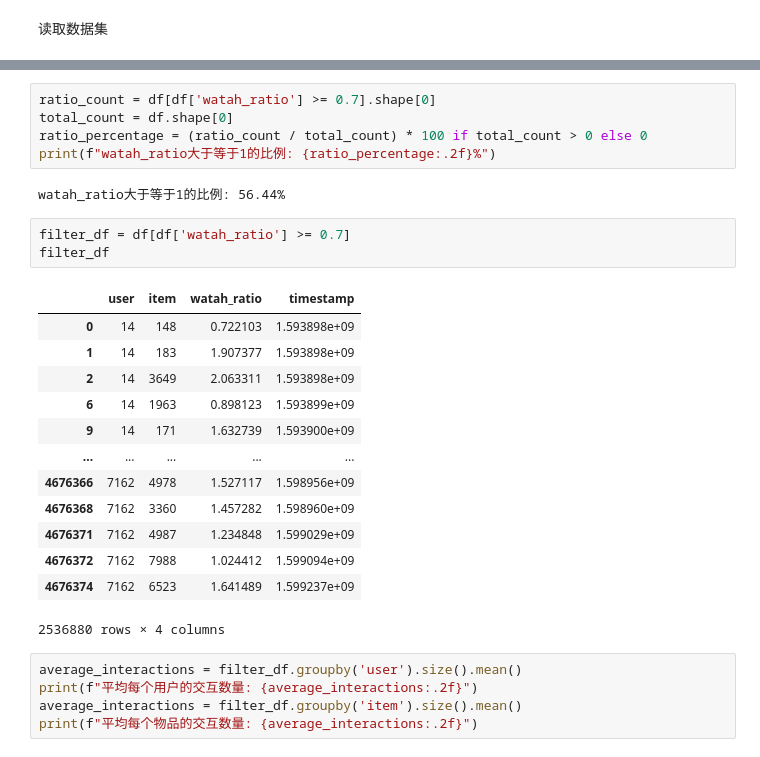
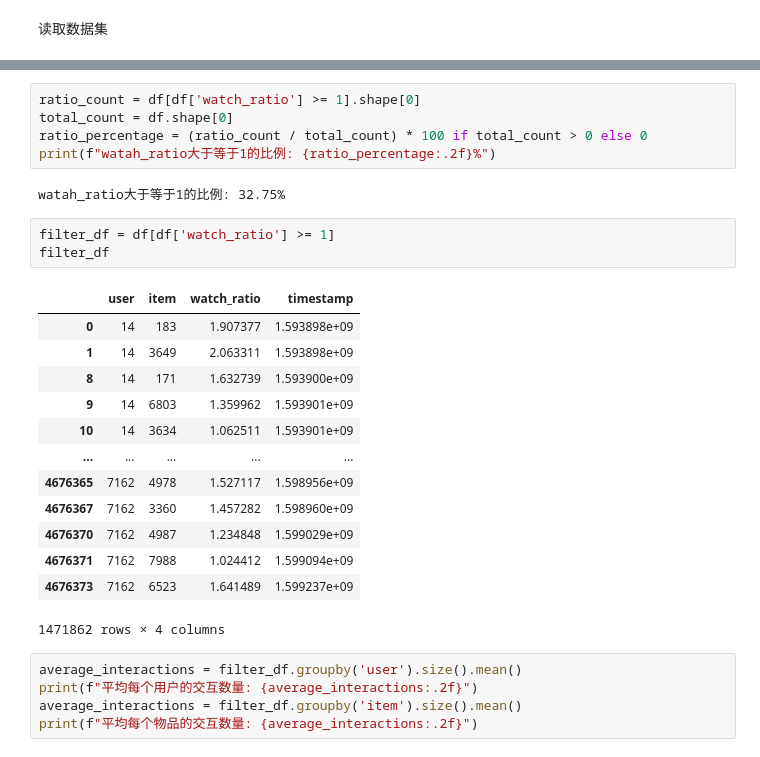
Before and after one commit to NoyeArk/graduation_design, a Jupyter notebook: ipynb/data_process/kuairec.ipynb, the cells around one changed output, grey strips where cells are left out. Cells and saved outputs as stored; diff of their text form.

```diff
--- a/ipynb/data_process/kuairec.ipynb
+++ b/ipynb/data_process/kuairec.ipynb
@@ -70,27 +70,27 @@ df
 # %%
-ratio_count = df[df['watah_ratio'] >= 0.7].shape[0]
+ratio_count = df[df['watch_ratio'] >= 1].shape[0]
 total_count = df.shape[0]
 ratio_percentage = (ratio_count / total_count) * 100 if total_count > 0 else 0
 print(f"watah_ratio大于等于1的比例: {ratio_percentage:.2f}%")
 # %% [output]
-watah_ratio大于等于1的比例: 56.44%
+watah_ratio大于等于1的比例: 32.75%
 # %%
-filter_df = df[df['watah_ratio'] >= 0.7]
+filter_df = df[df['watch_ratio'] >= 1]
 filter_df
 # %% [output]
-|  | user | item | watah_ratio | timestamp |
-| 0 | 14 | 148 | 0.722103 | 1.593898e+09 |
-| 1 | 14 | 183 | 1.907377 | 1.593898e+09 |
-| 2 | 14 | 3649 | 2.063311 | 1.593898e+09 |
-| 6 | 14 | 1963 | 0.898123 | 1.593899e+09 |
-| 9 | 14 | 171 | 1.632739 | 1.593900e+09 |
+|  | user | item | watch_ratio | timestamp |
+| 0 | 14 | 183 | 1.907377 | 1.593898e+09 |
+| 1 | 14 | 3649 | 2.063311 | 1.593898e+09 |
+| 8 | 14 | 171 | 1.632739 | 1.593900e+09 |
+| 9 | 14 | 6803 | 1.359962 | 1.593901e+09 |
+| 10 | 14 | 3634 | 1.062511 | 1.593901e+09 |
 | ... | ... | ... | ... | ... |
-| 4676366 | 7162 | 4978 | 1.527117 | 1.598956e+09 |
-| 4676368 | 7162 | 3360 | 1.457282 | 1.598960e+09 |
-| 4676371 | 7162 | 4987 | 1.234848 | 1.599029e+09 |
-| 4676372 | 7162 | 7988 | 1.024412 | 1.599094e+09 |
-| 4676374 | 7162 | 6523 | 1.641489 | 1.599237e+09 |
+| 4676365 | 7162 | 4978 | 1.527117 | 1.598956e+09 |
+| 4676367 | 7162 | 3360 | 1.457282 | 1.598960e+09 |
+| 4676370 | 7162 | 4987 | 1.234848 | 1.599029e+09 |
+| 4676371 | 7162 | 7988 | 1.024412 | 1.599094e+09 |
+| 4676373 | 7162 | 6523 | 1.641489 | 1.599237e+09 |
-2536880 rows × 4 columns
+1471862 rows × 4 columns
 # %%
 average_interactions = filter_df.groupby('user').size().mean()
 print(f"平均每个用户的交互数量: {average_interactions:.2f}")
```
Also changed, not shown: parts of 5 cells of this notebook, 10 other files.
